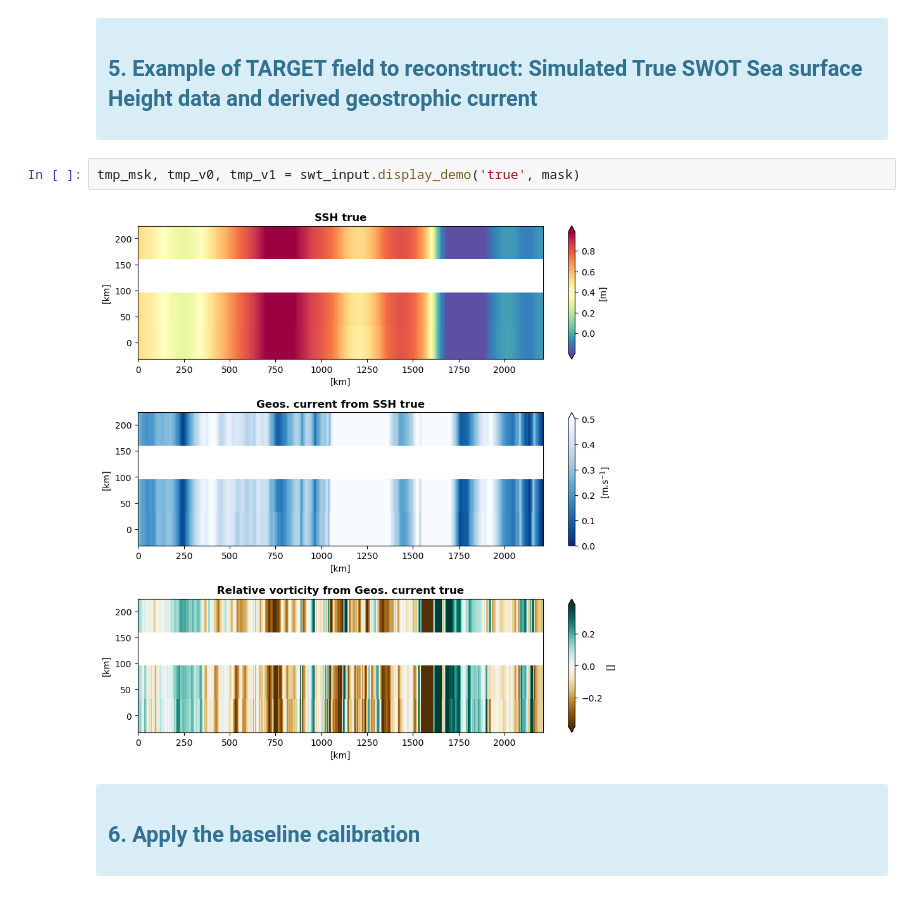
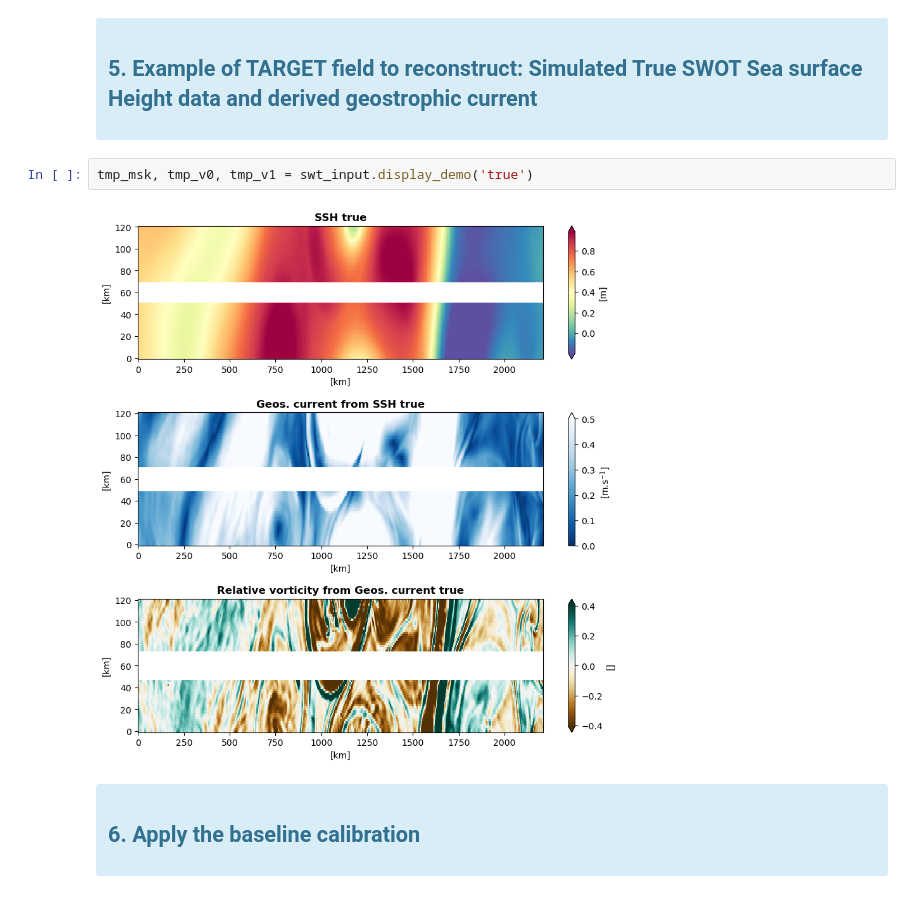
Before and after one commit to SammyMetref/2022c_SWOT_error_calibration_GS, a Jupyter notebook: quickstart.ipynb, the cells around one changed output. Cells and saved outputs as stored; diff of their text form.

```diff
--- a/quickstart.ipynb
+++ b/quickstart.ipynb
@@ -141,9 +141,9 @@ mask, vmin, vmax = swt_input.display_demo('err')
 
 </div>
 # %%
-tmp_msk, tmp_v0, tmp_v1 = swt_input.display_demo('true', mask)
+tmp_msk, tmp_v0, tmp_v1 = swt_input.display_demo('true')
 # %% [output]
-[figure, old version]
+[figure, new version]
 # %% [markdown]
 <div class="alert alert-info" role="alert">
 
```
Also changed, not shown: parts of 1 cell of this notebook, 1 other file.
